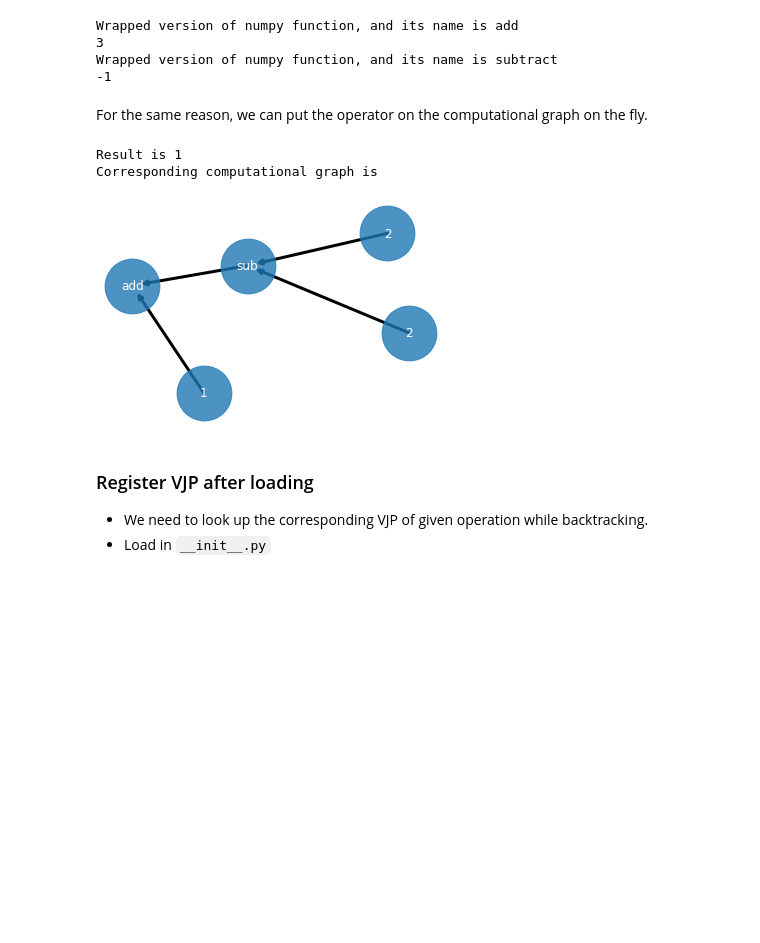
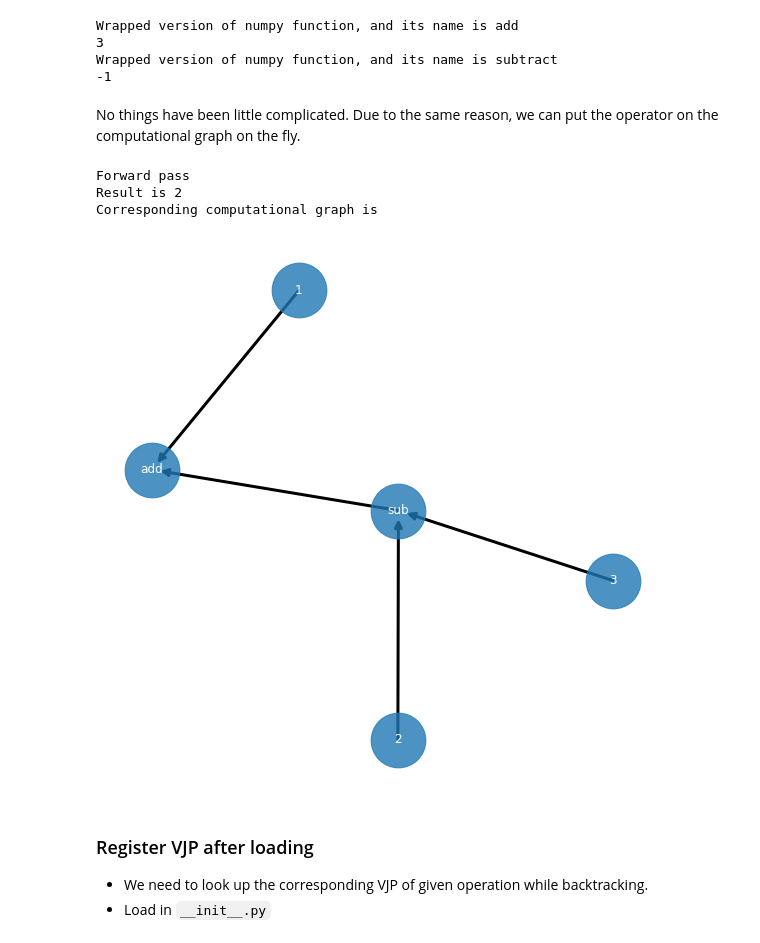
Before and after one commit to titaneric/AutoDiff-from-scratch, a Jupyter notebook: Final Presentation.ipynb, the cells around one changed output. Cells and saved outputs as stored; diff of their text form; code cells hidden in the pictures; blank space fills up the shorter version.

Commit message:
:penguin: Update slides about backward pass

```diff
--- a/Final Presentation.ipynb
+++ b/Final Presentation.ipynb
@@ -61,4 +61,4 @@ Wrapped version of numpy function, and its name is add
 Wrapped version of numpy function, and its name is subtract
 -1
 # %% [markdown]
-For the same reason, we can put the operator on the computational graph on the fly.
+No things have been little complicated. Due to the same reason, we can put the operator on the computational graph on the fly.
@@ -70,15 +97,16 @@ import matplotlib.pyplot as plt
 default_graph = nx.DiGraph()
 stack = []
 
-def add_node(graph, node):
+def add_node(node, info):
     node_index = len(default_graph.nodes) + 1
-    default_graph.add_node(node_index, node=node)
+    default_graph.add_node(node_index, node=node, info=info)
     return node_index
 
 
 def constant(array):
     def wrapped(*args, **kwargs):
-        node_index = add_node(graph, *args)
+        node = ConstantNode("".join(str(a) for a in args))
+        node_index = add_node(node, *args)
         stack.append(node_index)
         value = array(*args, **kwargs)
         return value
@@ -87,44 +115,62 @@ def constant(array):
 
 def primitive(func):
     def wrapped(*args, **kwargs):
-        node_index = add_node(graph, func.__name__[:3])
+        result = func(*args, **kwargs)
+        node = OperationNode(func, args, kwargs, result)
+        node_index = add_node(node, func.__name__[:3])
         parents = stack[-len(args):]
 
         for parent in parents:
             default_graph.add_edge(parent, node_index)
             stack.pop()
 
         stack.append(node_index)
-        result = func(*args, **kwargs)
         return result
     return wrapped
 
 
 def wrapped_numpy_operator():
     for function in [np.add, np.subtract]:
         globals()[function.__name__] = primitive(function)
 
     globals()["const"] = constant(np.array)
 
 
-def plot_graph():
+def plot_graph(backward=False, backward_result={}):
+    arrow_style = "<|-" if backward else "-|>"
+    edge_labels = {}
+    if backward:
+        info = "output"
+        node_index = add_node(node=ConstantNode(info), info=info)
+        default_graph.add_edge(node_index - 1, node_index)
+        for node, result in backward_result.items():
+            for edge in default_graph.edges:
+                head, tail = edge
+                if head == node:
+                    edge_labels[tuple(edge)] = str(result)
+        edge_labels[(node_index, node_index-1)] = "1"
+    plt.figure(3,figsize=(10,10))
     limits=plt.axis('off')
-    labels = {i: default_graph.nodes[i]['node'] for i in default_graph.nodes}
+    labels = {i: default_graph.nodes[i]['info'] for i in default_graph.nodes}
     pos = nx.spring_layout(default_graph)
     nx.draw_networkx_nodes(default_graph, pos, node_size = 3000, alpha=0.8)
     nx.draw_networkx_labels(default_graph, pos, labels=labels, font_color="w")
-    nx.draw_networkx_edges(default_graph, pos, width=3)
+    nx.draw_networkx_edges(default_graph, pos, width=3, arrowstyle=arrow_style, arrowsize=15)
+    if backward:
+        nx.draw_networkx_edge_labels(default_graph,pos,edge_labels=edge_labels,font_size=30)
     plt.show()
 
 wrapped_numpy_operator()
-result = add(const(1), subtract(const(2), const(2)))
+result = add(const(1), subtract(const(3), const(2)))
+print("Forward pass")
 print(f"Result is {result}")
 print("Corresponding computational graph is ")
 plot_graph()
 # %% [output]
-Result is 1
+Forward pass
+Result is 2
 Corresponding computational graph is
-[figure, old version]
+[figure, new version]
 # %% [markdown]
 ### Register VJP after loading
 
```
Also changed, not shown: parts of 3 cells of this notebook, 1 other file.
